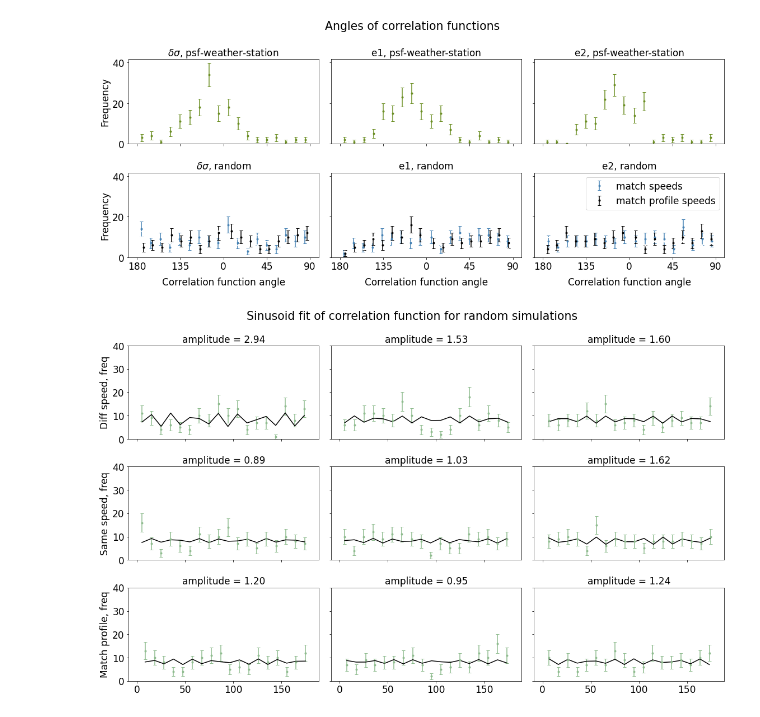
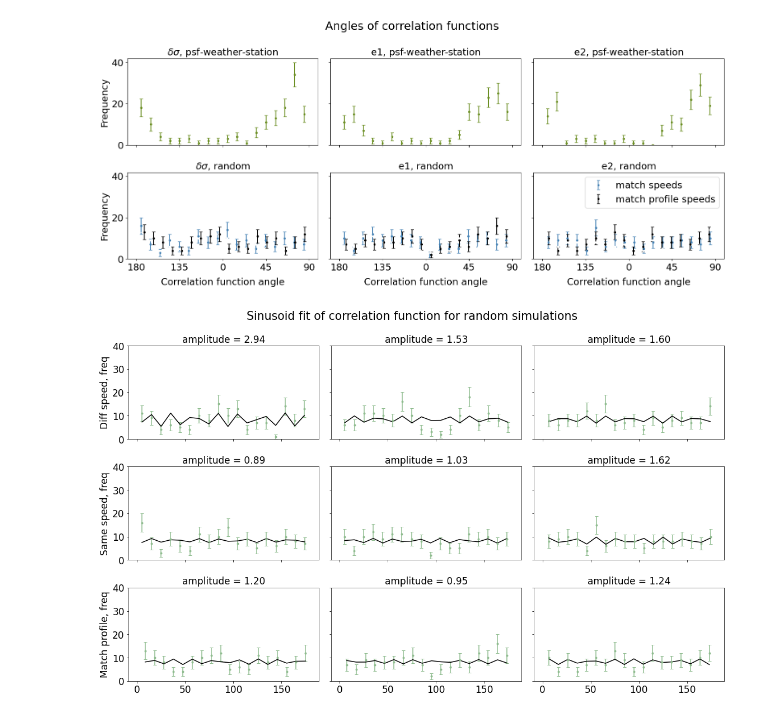
Before and after one commit to cahebert/validate-psfws, a Jupyter notebook: validate/sumProfilePlots.ipynb, the cells around one changed output. Cells and saved outputs as stored; diff of their text form; code cells hidden in the pictures.

Commit message:
update datetime plots

```diff
--- a/validate/sumProfilePlots.ipynb
+++ b/validate/sumProfilePlots.ipynb
@@ -21,7 +21,7 @@ def plothist(ax,para,clr, lbl=""):
     """plot histogram of para as points with poisson uncertainty"""
     y, bin_edges, _ = ax.hist(para, bins=18, histtype='step', color="white")
     bin_centers = 0.5*(bin_edges[1:] + bin_edges[:-1])
-    bin_centers = [x+90 if x<90 else x-90 for x in bin_centers]
+    #bin_centers = [x+90 if x<90 else x-90 for x in bin_centers]
     ax.errorbar(
         bin_centers,
         y,
@@ -50,34 +50,34 @@ def plotAngles(paraP, paraR, paraRM, paraRP, cl="olivedrab"):
         ax[1,i] = plothist(ax[1,i], paraRM[i],"steelblue", lbl="match speeds")
         ax[1,i] = plothist(ax[1,i], paraRP[i],"k", lbl="match profile speeds")
 
     ax[0,0].set_title("$\delta\sigma$, psf-weather-station")
     ax[1,0].set_title("$\delta\sigma$, random")
     ax[0,1].set_title("e1, psf-weather-station")
     ax[1,1].set_title("e1, random")
     ax[0,2].set_title("e2, psf-weather-station")
     ax[1,2].set_title("e2, random")
     fig.suptitle("Angles of correlation functions")
 
 
     [a.set_xlabel("Correlation function angle", labelpad=10) for a in ax[1]]
     [ax[i,0].set_ylabel("Frequency") for i in range(2)]
     ax[0,0].set_xticks(np.linspace(0,180,5))
     ax[0,0].set_xticklabels([180,135,0,45,90])
     ax[1,2].legend()
 
     fig.tight_layout()
     #plt.savefig("anglesC.pdf")
 
 
 
 paraP = dataAngles(size_psfws, e1_psfws, e2_psfws)
 paraR = dataAngles(size_rand, e1_rand, e2_rand)
 paraRM = dataAngles(size_randMatch, e1_randMatch, e2_randMatch)
 paraRP = dataAngles(size_randProfile, e1_randProfile, e2_randProfile)
 
 plotAngles(paraP, paraR, paraRM, paraRP)
 # %% [output]
-[figure, old version]
+[figure, new version]
 # %%
 def sine(x,A,B,C):
     return A*np.sin(x+C)+ B
```
Also changed, not shown: 1 other file.
